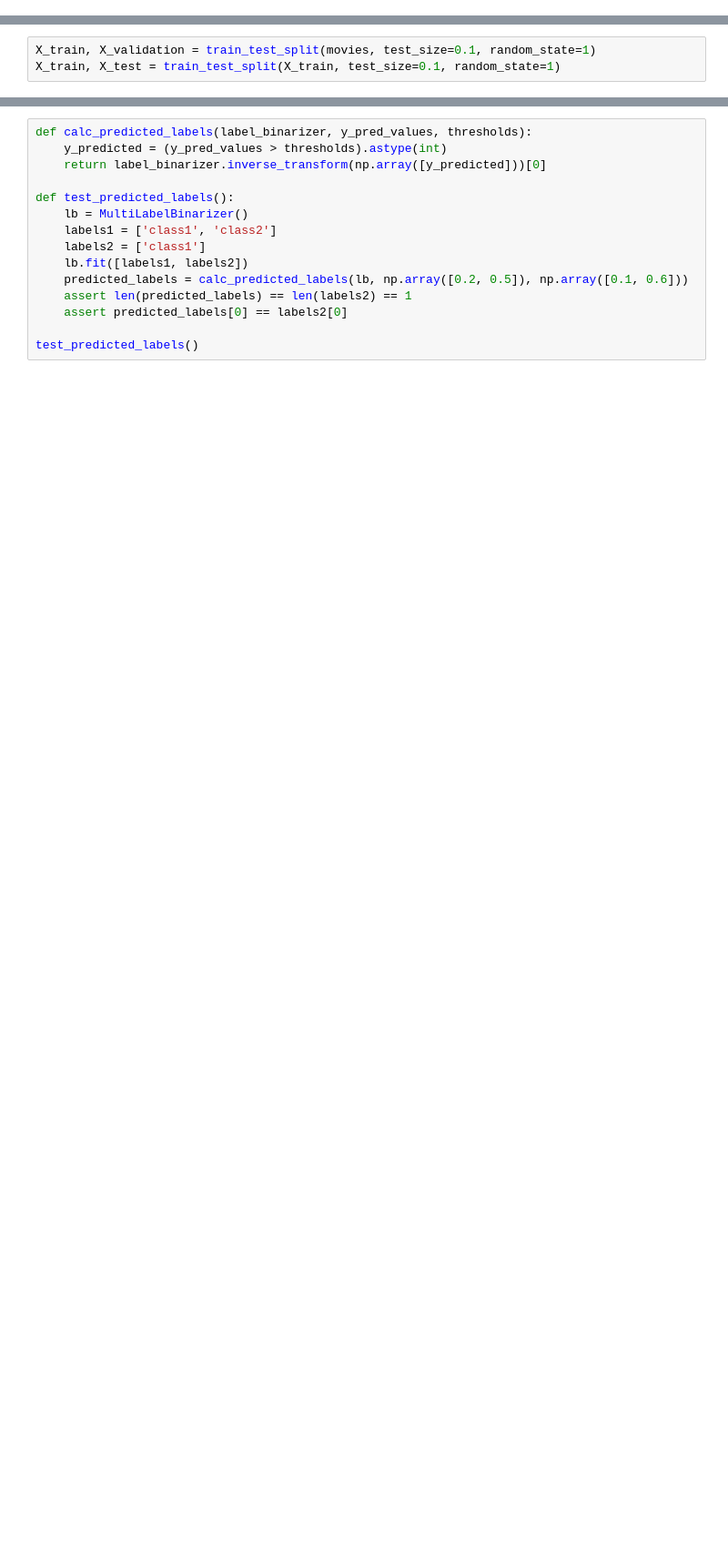
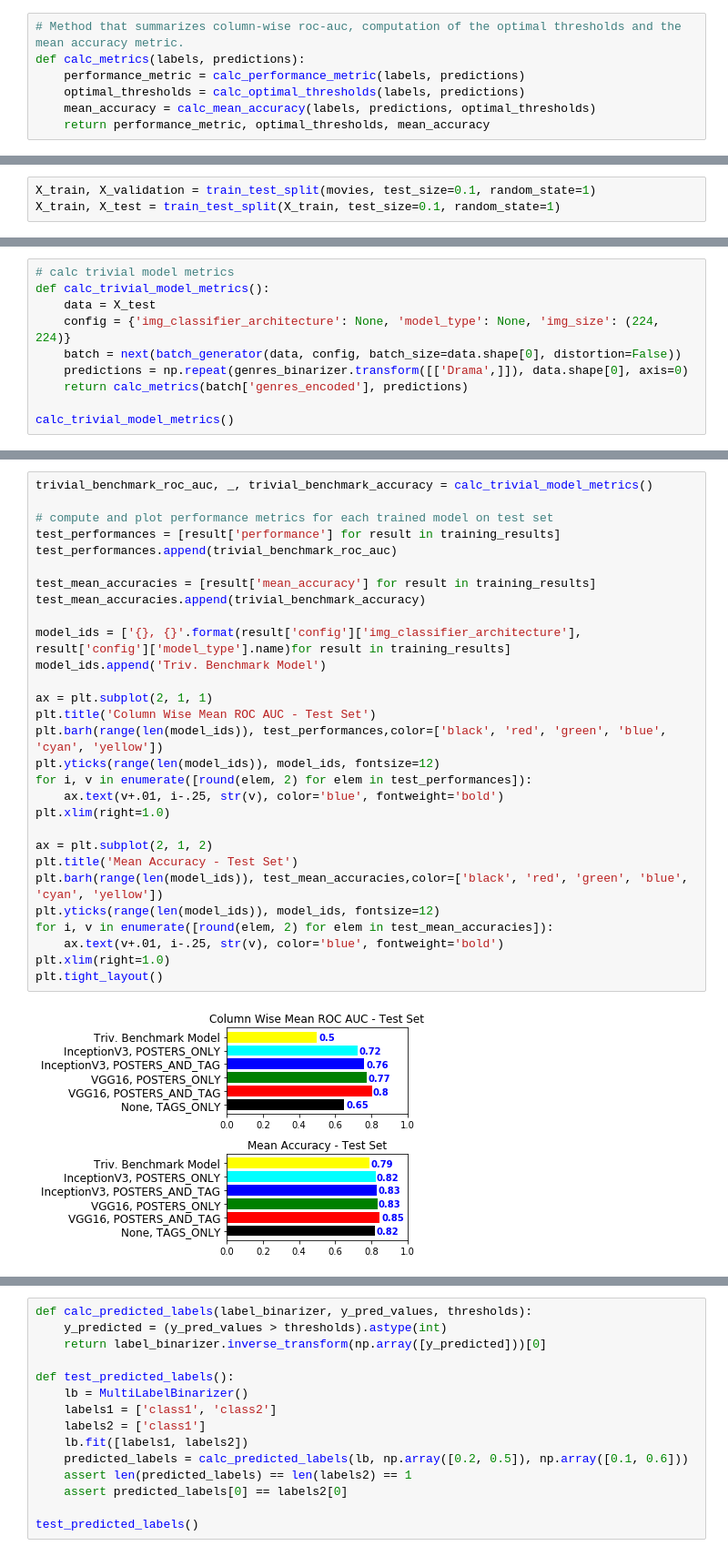
Before and after one commit to borttrob/movie-genre-ml, a Jupyter notebook: Training.ipynb, the cells around one changed output, grey strips where cells are left out. Shown at 91% size. Drawn from its saved outputs; the diff is of its cells as text; blank space fills up the shorter version.

```diff
--- a/Training.ipynb
+++ b/Training.ipynb
@@ -164,0 +151,7 @@ Genre count variance 0.6053658160024004
+# %%
+# Method that summarizes column-wise roc-auc, computation of the optimal thresholds and the mean accuracy metric.
+def calc_metrics(labels, predictions):
+    performance_metric = calc_performance_metric(labels, predictions)
+    optimal_thresholds = calc_optimal_thresholds(labels, predictions)
+    mean_accuracy = calc_mean_accuracy(labels, predictions, optimal_thresholds)
+    return performance_metric, optimal_thresholds, mean_accuracy
@@ -251,3 +222,13 @@ def batch_generator(dataframe, distortion=False, batch_size=20):
 
 #print(X_train.shape)
 #next(batch_generator(X_train))
+# %%
+# calc trivial model metrics
+def calc_trivial_model_metrics():
+    data = X_test
+    config = {'img_classifier_architecture': None, 'model_type': None, 'img_size': (224, 224)}
+    batch = next(batch_generator(data, config, batch_size=data.shape[0], distortion=False))
+    predictions = np.repeat(genres_binarizer.transform([['Drama',]]), data.shape[0], axis=0)
+    return calc_metrics(batch['genres_encoded'], predictions)
+
+calc_trivial_model_metrics()
@@ -373,0 +546,31 @@ Performance: 0.775249709457181, Mean Accuracy: 0.7165794481446242
+# %%
+trivial_benchmark_roc_auc, _, trivial_benchmark_accuracy = calc_trivial_model_metrics()
+
+# compute and plot performance metrics for each trained model on test set
+test_performances = [result['performance'] for result in training_results]
+test_performances.append(trivial_benchmark_roc_auc)
+
+test_mean_accuracies = [result['mean_accuracy'] for result in training_results]
+test_mean_accuracies.append(trivial_benchmark_accuracy)
+
+model_ids = ['{}, {}'.format(result['config']['img_classifier_architecture'], result['config']['model_type'].name)for result in training_results]
+model_ids.append('Triv. Benchmark Model')
+
+ax = plt.subplot(2, 1, 1)
+plt.title('Column Wise Mean ROC AUC - Test Set')
+plt.barh(range(len(model_ids)), test_performances,color=['black', 'red', 'green', 'blue', 'cyan', 'yellow'])
+plt.yticks(range(len(model_ids)), model_ids, fontsize=12)
+for i, v in enumerate([round(elem, 2) for elem in test_performances]):
+    ax.text(v+.01, i-.25, str(v), color='blue', fontweight='bold')
+plt.xlim(right=1.0)
+
+ax = plt.subplot(2, 1, 2)
+plt.title('Mean Accuracy - Test Set')
+plt.barh(range(len(model_ids)), test_mean_accuracies,color=['black', 'red', 'green', 'blue', 'cyan', 'yellow'])
+plt.yticks(range(len(model_ids)), model_ids, fontsize=12)
+for i, v in enumerate([round(elem, 2) for elem in test_mean_accuracies]):
+    ax.text(v+.01, i-.25, str(v), color='blue', fontweight='bold')
+plt.xlim(right=1.0)
+plt.tight_layout()
+# %% [output]
+[figure, added]
```
Also changed, not shown: parts of 41 cells of this notebook, 24 other files.
